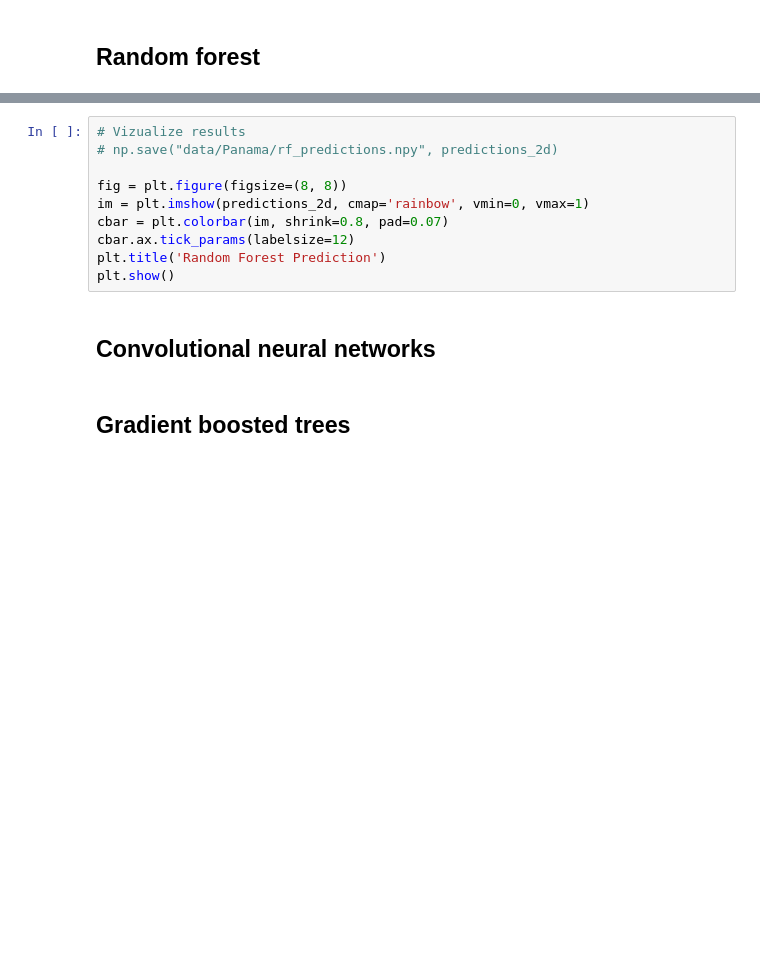
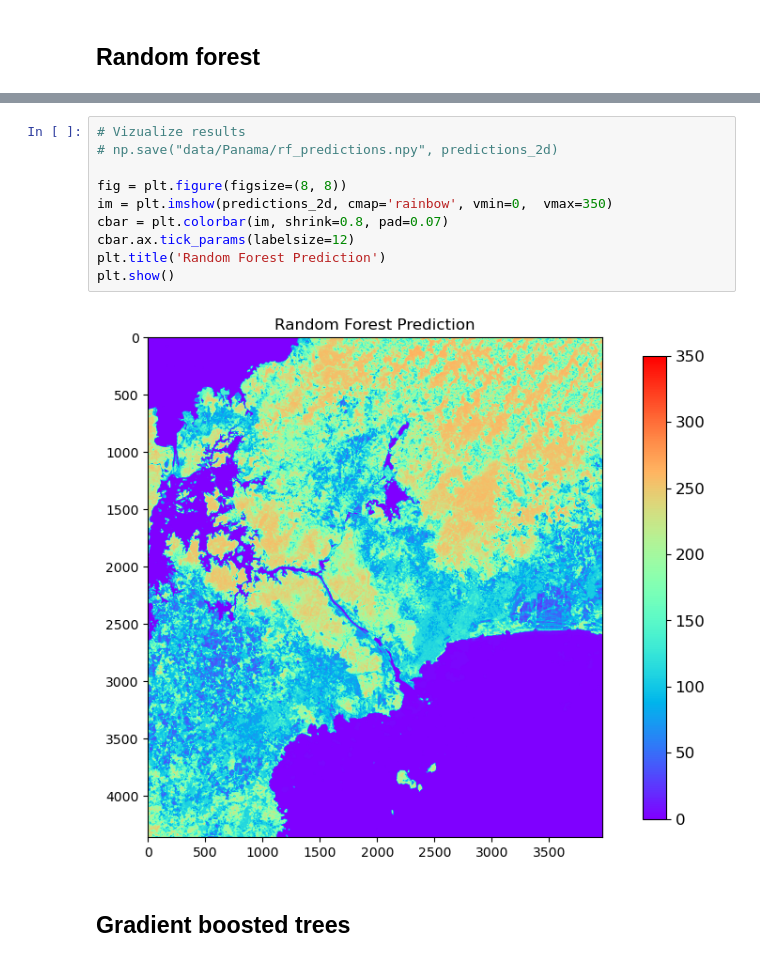
Before and after one commit to annalisefishell/MasterThesis, a Jupyter notebook: main.ipynb, the cells around one changed output, grey strips where cells are left out. Saved outputs shown, nothing was run; the diff lists cells and outputs as text; blank space fills up the shorter version.

```diff
--- a/main.ipynb
+++ b/main.ipynb
@@ -389,14 +381,14 @@ predictions_2d = predictions_1d.reshape(height, width)
 # %%
 # Vizualize results
 # np.save("data/Panama/rf_predictions.npy", predictions_2d)
 
 fig = plt.figure(figsize=(8, 8))
-im = plt.imshow(predictions_2d, cmap='rainbow', vmin=0, vmax=1)
+im = plt.imshow(predictions_2d, cmap='rainbow', vmin=0,  vmax=350)
 cbar = plt.colorbar(im, shrink=0.8, pad=0.07)
 cbar.ax.tick_params(labelsize=12)
 plt.title('Random Forest Prediction')
 plt.show()
+# %% [output]
+[figure, added]
-# %% [markdown]
-## Convolutional neural networks
 # %% [markdown]
 ## Gradient boosted trees
```
Also changed, not shown: parts of 14 cells of this notebook.
